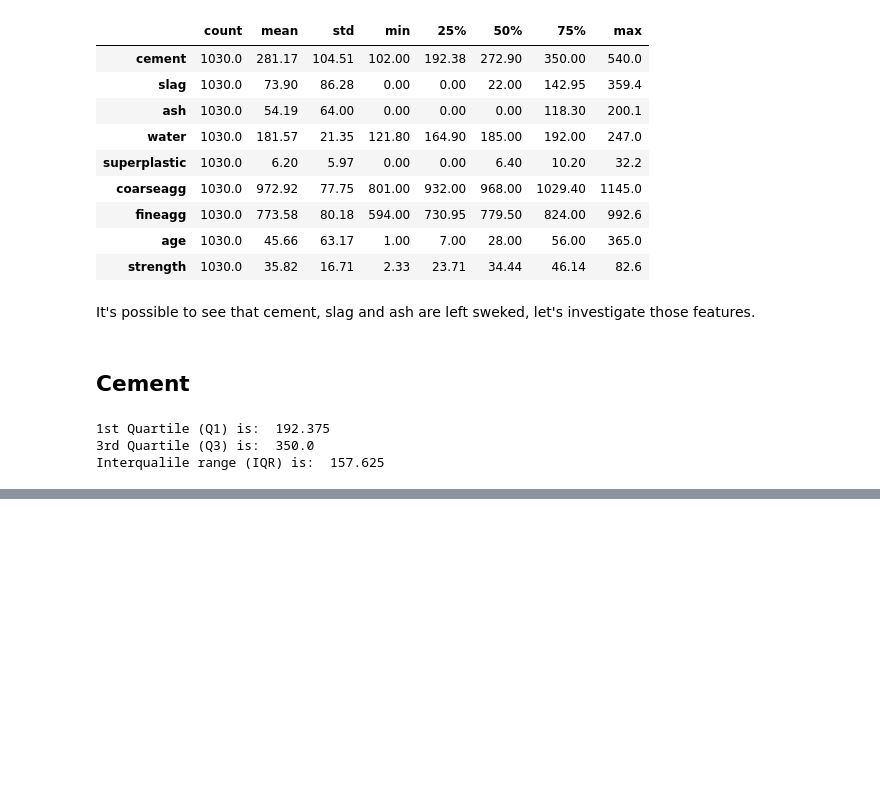
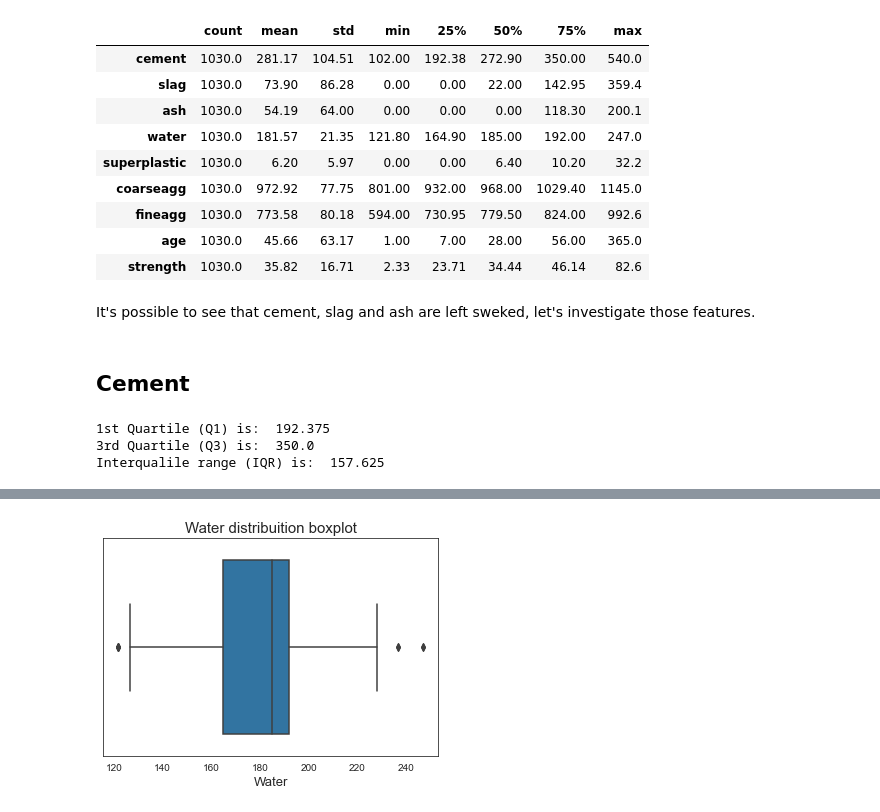
Before and after one commit to Pedro-A-D-S/concrete_strength_prediction, a Jupyter notebook: strenght_prediction.ipynb, the cells around one changed output, grey strips where cells are left out. Saved outputs shown, nothing was run; the diff lists cells and outputs as text; code cells hidden in the pictures; blank space fills up the shorter version.

```diff
--- a/strenght_prediction.ipynb
+++ b/strenght_prediction.ipynb
@@ -191,0 +289,11 @@ Interqualile range (IQR) is:  157.625
+# %%
+# distribuition of cement
+
+ax = sns.boxplot(x = 'water',
+                 data = df,
+                 orient = 'h')
+plt.title('Water distribuition boxplot', fontsize = 15)
+plt.xlabel('Water', fontsize = 13)
+ax = ax
+# %% [output]
+[figure, added]
```
Also changed, not shown: parts of 61 cells of this notebook.
